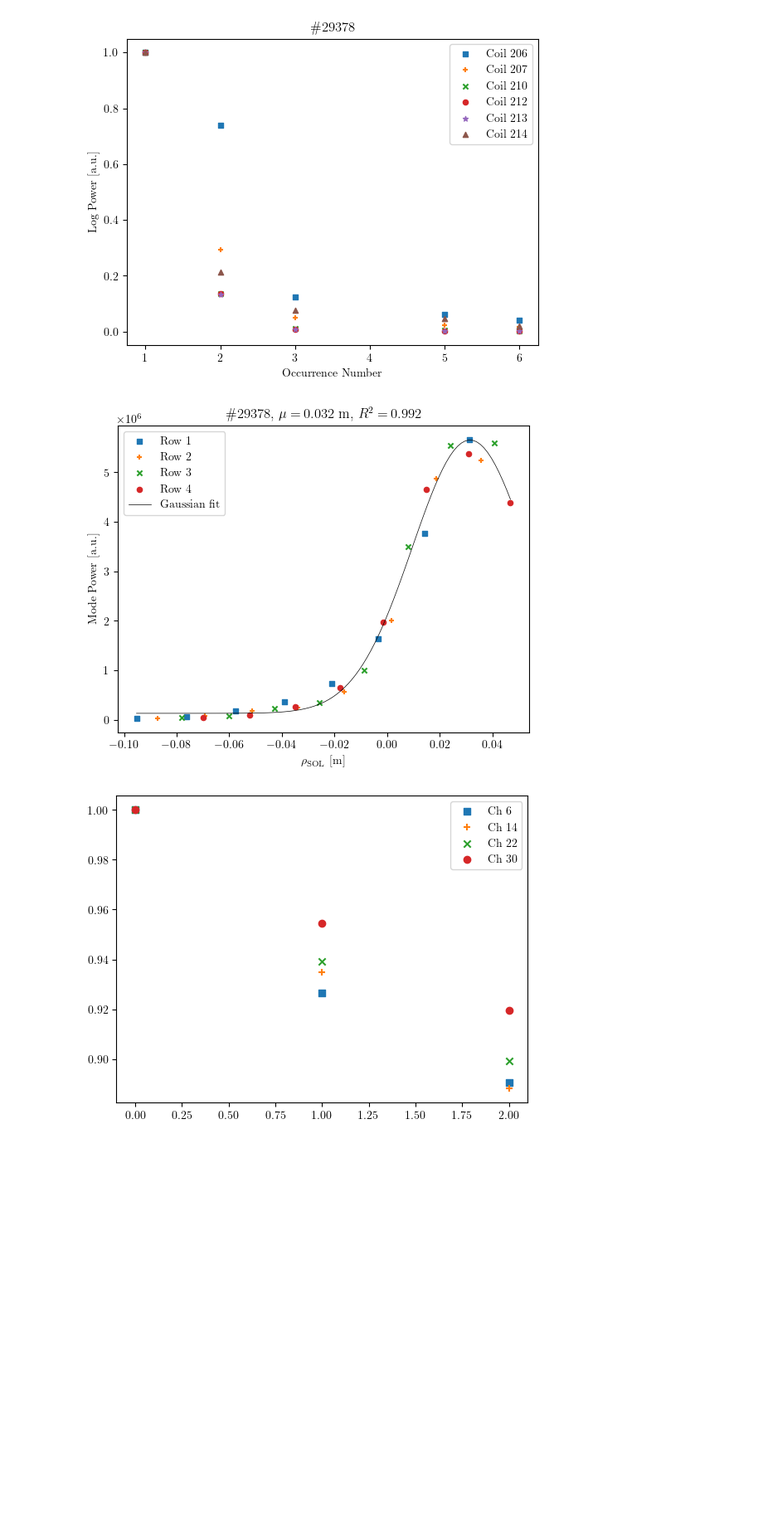
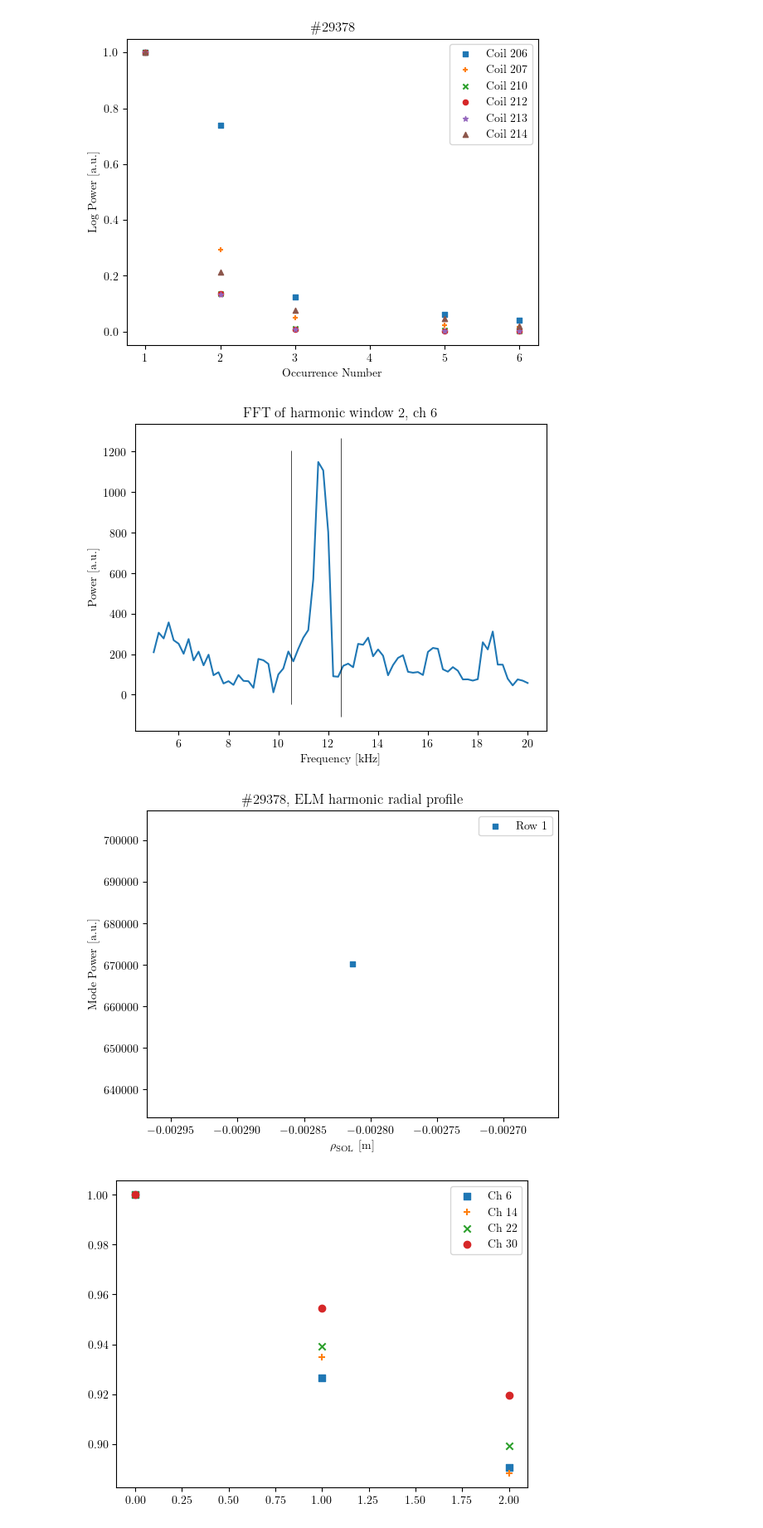
Before and after one commit to ajcaplan/Project_Work, a Jupyter notebook: powers.ipynb, the cells around one changed output. Shown: that part at 83% size. Cells and saved outputs as stored; diff of their text form; code cells hidden in the pictures; blank space fills up the shorter version.

```diff
--- a/powers.ipynb
+++ b/powers.ipynb
@@ -155,13 +155,16 @@ post_crash_windows = {}
 crash_times = {}
 
 crash_times[0] = get_crash_times(utda_time, utda_data, thresholds[0], regions[0])
-pre_crash_windows[0] = get_crash_adjacent_window(utda_time, utda_data, thresholds[0], regions[0], start_shift=3e-3, end_shift=0.5e-3)
-post_crash_windows[0] = get_crash_adjacent_window(utda_time, utda_data, thresholds[0], regions[0], start_shift=-0.5e-3, end_shift=-3e-3)
+pre_crash_windows[0] = get_crash_adjacent_window(utda_time, utda_data, thresholds[0], regions[0], start_shift=2e-3, end_shift=0.5e-3)
+post_crash_windows[0] = get_crash_adjacent_window(utda_time, utda_data, thresholds[0], regions[0], start_shift=-0.5e-3, end_shift=-2e-3)
 
-for region in range(1,len(regions)):
-    crash_times[region] = get_crash_times(utda_time, utda_data, thresholds[region], regions[region])
-    pre_crash_windows[region] = get_crash_adjacent_window(utda_time, utda_data, thresholds[region], regions[region], start_shift=5e-3, end_shift=1e-3)
-    post_crash_windows[region] = get_crash_adjacent_window(utda_time, utda_data, thresholds[region], regions[region], start_shift=-1e-3, end_shift=-5e-3)
+crash_times[1] = get_crash_times(utda_time, utda_data, thresholds[1], regions[1])
+pre_crash_windows[1] = get_crash_adjacent_window(utda_time, utda_data, thresholds[1], regions[1], start_shift=5e-3, end_shift=1e-3)
+post_crash_windows[1] = get_crash_adjacent_window(utda_time, utda_data, thresholds[1], regions[1], start_shift=-1e-3, end_shift=-5e-3)
+
+crash_times[2] = get_crash_times(utda_time, utda_data, thresholds[2], regions[2])
+pre_crash_windows[2] = get_crash_adjacent_window(utda_time, utda_data, thresholds[2], regions[2], start_shift=5e-3, end_shift=1e-3)
+post_crash_windows[2] = get_crash_adjacent_window(utda_time, utda_data, thresholds[2], regions[2], start_shift=-1e-3, end_shift=-5e-3)
 # %% [markdown]
 Make some plots to check that windows found are sensible, readjust above as needed
 # %%
@@ -270,6 +273,10 @@ elm_harmo_franges_mirnov = [ # Optimised for coil idx=2
     [[8000, 15000], [21500, 30000], [37500,43000]],
     [[7000, 14500], [18500, 25500], [29500,37500]]
 ]
+
+elm_pcw = []
+for i in range(len(elm_125)):
+    elm_pcw.append(np.array([elm_125[i][1], crash_times[2][1:][i]-0.0005]))
 # %% [markdown]
 Compare strengths of region 3 features to each other
 # %%
@@ -317,57 +321,59 @@ elm_125_ch_franges = [
 ]
 
 elm_precursor_ch_franges = [ # Not working
-    [20000,35000],
-    [20000,35000],
+    [27000,36000],
+    [16000,23500],
     [18000,24500],
     [17000,22500]
 ]
+
+elm_harmonic_ch_franges = [[9500,13000],[10500,12500],[12500,13500]]
+
 all_pts = []
 all_rs = []
 
-w = 0 # beyond 2 and strength is too weak for 125
-for row in range(4):
+w = 1
+for row in range(1):
     pts = np.array([])
     rs = []
-    for col in range(8):
-        f_arr, kf_matrix = fft_channel(bes_time, fluct_data, row*8+col, elm_125[w])
-        frange = elm_125_ch_franges[w]
-        p = get_f_profile(f_arr, kf_matrix, [50e3, 200e3], plot=False, vlines=frange, smooth_pts=5)
+    for col in range(5,6):
+        f_arr, kf_matrix = fft_channel(bes_time, fluct_data, row*8+col, elm_harmonics[w])
+        frange = elm_harmonic_ch_franges[w]
+        p = get_f_profile(f_arr, kf_matrix, [5e3, 20e3], plot="FFT of harmonic window " + str(w+1) + ", ch " + str(row*8+col+1), vlines=frange, smooth_pts=3)
         pt = get_f_area(p[0], p[1], frange)
         pts = np.append(pts, pt)
-        rs.append(channel_sol_dist(equilib_time, equilib_R, equilib_Z, equilib_psi, apdpos, elm_125[w], row*8+col))
+        rs.append(channel_sol_dist(equilib_time, equilib_R, equilib_Z, equilib_psi, apdpos, elm_harmonics[w], row*8+col))
     all_pts.append(pts)
     all_rs.append(rs)
 
 fig, ax = plt.subplots(1,1)
 for i in range(len(all_pts)):
     ax.scatter(all_rs[i], all_pts[i], marker=markers[i], s=20, label="Row " + str(i+1))
 
 pts = np.asarray(all_pts).flatten()
 rs = np.asarray(all_rs).flatten()
+# If removing anomalies from fit
+#pts = np.delete(pts,12)
+#rs = np.delete(rs,12)
 
-# If removing anomalied from fit
-#pts = np.delete(pts,7)
-#rs = np.delete(rs,7)
-
-popt, pcov = curve_fit(gaussian, rs, pts)
+"""popt, pcov = curve_fit(gaussian, rs, pts)
 residuals = pts - gaussian(rs, *popt)
 ss_res = np.sum(residuals**2)
 ss_tot = np.sum((pts - np.mean(pts))**2)
 r_squared = 1 - (ss_res / ss_tot)
 fit_x = np.linspace(rs[0], rs[-1], 100)
 fit_y = gaussian(fit_x, *popt)
-ax.plot(fit_x, fit_y, "k", linewidth=0.5, label="Gaussian fit")
+ax.plot(fit_x, fit_y, "k", linewidth=0.5, label="Gaussian fit")"""
 
 ax.set_xlabel(r"$\rho_{\rm SOL}$ [m]")
 ax.set_ylabel("Mode Power [a.u.]")
+ax.set_title(shotlabel + ", ELM harmonic radial profile")# + ", $\mu=\,$" + str(np.round(popt[1],4)) + " m, $R^2=\,$" + str(np.round(r_squared,3)))
 ax.legend()
-ax.set_title(shotlabel + ", $\mu=\,$" + str(np.round(popt[1],3)) + " m, $R^2=\,$" + str(np.round(r_squared,3)))
-
-#plt.savefig("rad_125_w"+str(w+1)+".pdf", bbox_inches="tight")
+#plt.savefig("rad_pcw_w"+str(w+1)+".pdf", bbox_inches="tight")
 plt.show()
 # %% [output]
-[figure, old version]
+[figure, new version]
+[figure, added]
 # %%
 fig, ax = plt.subplots(1,1)
 for row in range(4):
```
Also changed, not shown: parts of 2 cells of this notebook, 5 other files.
